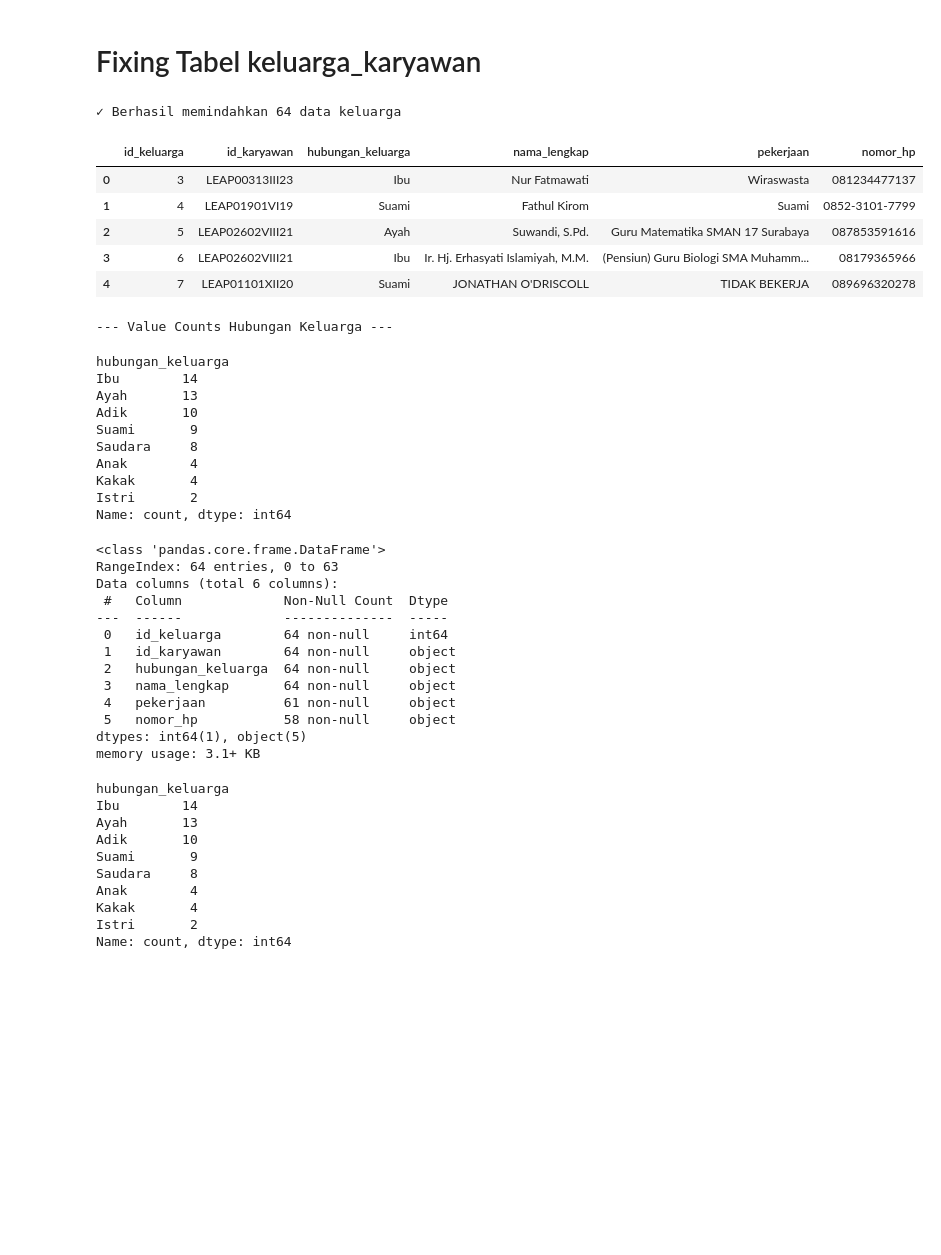
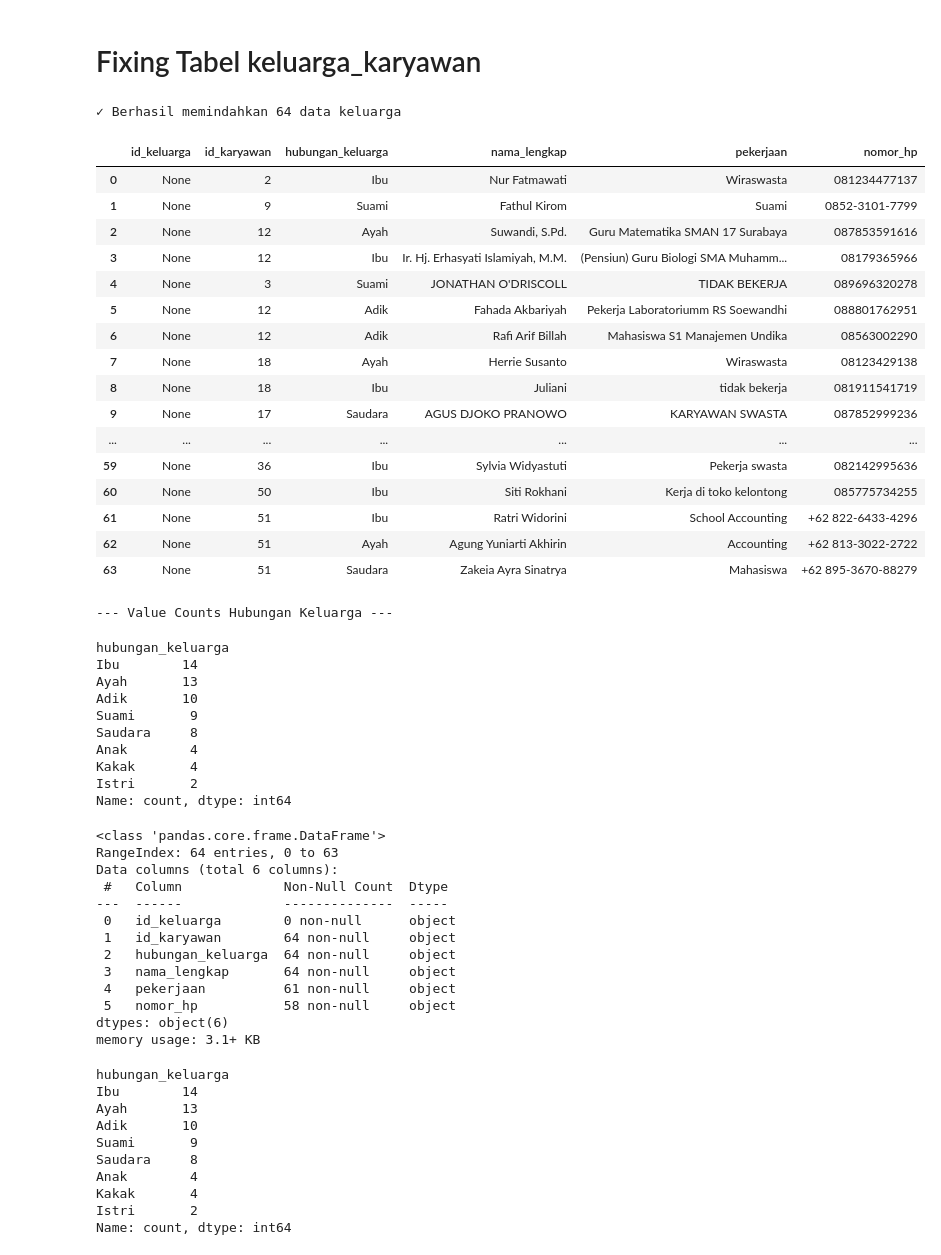
Before and after one commit to umamhaniff/DB_Migration_Leap, a Jupyter notebook: fase_2/script_cimut.ipynb, the cells around one changed output. Cells and saved outputs as stored; diff of their text form; code cells hidden in the pictures; blank space fills up the shorter version.

```diff
--- a/fase_2/script_cimut.ipynb
+++ b/fase_2/script_cimut.ipynb
@@ -764,8 +761,8 @@ Name: count, dtype: int64
 # Menggunakan replace()
 df_old['karyawan']['jk'] = df_old['karyawan']['jk'].replace({
     'Wanita': 'Perempuan',
-    'Pria': 'Laki-laki',
-    'Laki - Laki': 'Laki-laki'
+    'Pria': 'Laki laki',
+    'Laki - Laki': 'Laki laki'
 })
 
 # Verifikasi hasil
@@ -1156,26 +1272,18 @@ Jumlah baris yang dipindahkan: 51
 # %% [markdown]
 # Fixing Tabel keluarga_karyawan
 # %%
-if 'idkaryawan' not in df_old['keluarga'].columns:
-    df_old['keluarga'] = df_old['keluarga'].merge(
-        df_new['karyawan'][['id_user', 'id_karyawan']],
-        left_on='idusers',
-        right_on='id_user',
-        how='left'
-    ).rename(columns={'id_karyawan': 'idkaryawan'}).drop(columns=['id_user'])
+import pandas as pd
+import numpy as np
 
-    # Reorder columns
-    cols = list(df_old['keluarga'].columns)
-    if 'idkaryawan' in cols and 'idusers' in cols:
-        idusers_idx = cols.index('idusers')
-        idkaryawan_idx = cols.index('idkaryawan')
-        cols.insert(idusers_idx + 1, cols.pop(idkaryawan_idx))
-        df_old['keluarga'] = df_old['keluarga'][cols]
+# ================================================================================
+# 🚀 FASE 2 - STEP 2: REKAYASA RELASI & NORMALISASI KELUARGA KARYAWAN 🚀
+# ================================================================================
 
-# 1. Persiapkan mapping idkaryawan dari df_new['karyawan']
+# 1. Persiapkan mapping id_karyawan asli (ID Auto-Increment Baru) dari df_new['karyawan']
+# Kita ambil jembatan id_user dan id_karyawan barunya
 df_karyawan_map = df_new['karyawan'][['id_user', 'id_karyawan']].copy()
 
-# 2. Gabungkan idkaryawan ke df_old['keluarga']
+# 2. Gabungkan id_karyawan baru ke dalam df_old['keluarga'] dengan mengawinkan id_user lewat idusers lama
 df_keluarga_source = df_old['keluarga'].merge(
     df_karyawan_map,
     left_on='idusers',
@@ -1183,55 +1291,74 @@ df_keluarga_source = df_old['keluarga'].merge(
     how='left'
 )
 
-# 3. DEFINISI PEMETAAN KOLOM (UBAH DI SINI JIKA INGIN GANTI MAPPING)
+# 3. DEFINISI PEMETAAN KOLOM (STRUKTUR LAMA DIADAPTASIKAN KE DB_FUTURE)
 keluarga_mapping = {
-    'id_keluarga': 'idkeluarga',
-    'id_karyawan': 'id_karyawan',
+    'id_keluarga': 'idkeluarga_ghaib',    # 🎯 BARU: Diarahkan ke kolom ghaib karena di MySQL baru sudah AUTO_INCREMENT
+    'id_karyawan': 'id_karyawan',         # 🎯 BARU: Mengunci ID Karyawan Baru hasil perkawinan merge di atas
     'hubungan_keluarga': 'hubungan',
     'nama_lengkap': 'namalengkap',
     'pekerjaan': 'pekerjaan',
     'nomor_hp': 'hp'
 }
 
-# 3.1. NORMALISASI HUBUNGAN KELUARGA
+# 3.1. NORMALISASI HUBUNGAN KELUARGA (100% AKURAT MENGGUNAKAN KAMUS ORIGINAL CIMUT)
 hubungan_map = {
     'Ibu Kandung': 'Ibu', 'Ibu': 'Ibu',
     'Ayah Kandung': 'Ayah', 'Ayah': 'Ayah', 'Bapak': 'Ayah',
     'Suami Tercintah': 'Suami', 'Suami': 'Suami', 'suami': 'Suami', 'SUAMI': 'Suami',
     'Istri': 'Istri', 'istri': 'Istri', 'ISTRI': 'Istri',
     'Adik Perempuan': 'Adik', 'Adik Laki-laki': 'Adik', 'Adik kandung': 'Adik', 'Adik': 'Adik', 'Adek Kandung': 'Adik', 'adek': 'Adik', 'adik': 'Adik',
     'Kakak Kandung': 'Kakak', 'Kaka Kandung Pertama': 'Kakak', 'Kaka Kandung Kedua': 'Kakak', 'Kakak': 'Kakak', 'kakak': 'Kakak',
     'anak': 'Anak', 'Anak': 'Anak',
     'Saudra Kandung': 'Saudara', 'Saudara Kandung': 'Saudara', 'Saudara': 'Saudara', 'Orang Tua': 'Ibu'
 }
 
-# 4. PROSES MIGRASI
+# 4. PROSES MIGRASI MENGGUNAKAN LOOPING POLA ORIGINAL CIMUT
 df_keluarga_new = pd.DataFrame()
 for target_col, source_col in keluarga_mapping.items():
     if source_col in df_keluarga_source.columns:
         if target_col == 'hubungan_keluarga':
             df_keluarga_new[target_col] = df_keluarga_source[source_col].map(hubungan_map).fillna('Saudara')
         else:
             df_keluarga_new[target_col] = df_keluarga_source[source_col]
     else:
+        # 🎯 BARU: Jika targetnya id_keluarga, otomatis diset None agar diisi AUTO_INCREMENT oleh MySQL
         df_keluarga_new[target_col] = None
 
-# 5. SIMPAN KE df_new
+# 5. SIMPAN KE df_new['keluarga_karyawan'] DAN MEMBERSIHKAN STRING KOSONG
 df_new['keluarga_karyawan'] = df_keluarga_new.replace(['', '-'], None)
 
+# 🎯 BARU: Paksa tipe data id_karyawan menjadi Int64 bulat murni (Menjinakkan Float .0)
+df_new['keluarga_karyawan']['id_karyawan'] = pd.to_numeric(df_new['keluarga_karyawan']['id_karyawan'], errors='coerce').astype('Int64')
+
+# 🎯 BARU: Final Cleanup agar objek NaN/NaT diratakan menjadi None yang ramah dengan mysql-connector
+df_new['keluarga_karyawan'] = df_new['keluarga_karyawan'].astype(object).where(pd.notnull(df_new['keluarga_karyawan']), None)
+
+# 6. PRINT METADATA OUTPUT SEPERTI LOG LAMA KAMU
 print(f"✓ Berhasil memindahkan {len(df_new['keluarga_karyawan'])} data keluarga")
-display(df_new['keluarga_karyawan'].head())
+display(df_new['keluarga_karyawan'])
 print("\n--- Value Counts Hubungan Keluarga ---")
 display(df_new['keluarga_karyawan']['hubungan_keluarga'].value_counts())
 df_new['keluarga_karyawan'].info()
 # %% [output]
 ✓ Berhasil memindahkan 64 data keluarga
 |  | id_keluarga | id_karyawan | hubungan_keluarga | nama_lengkap | pekerjaan | nomor_hp |
-| 0 | 3 | LEAP00313III23 | Ibu | Nur Fatmawati | Wiraswasta | 081234477137 |
-| 1 | 4 | LEAP01901VI19 | Suami | Fathul Kirom | Suami | 0852-3101-7799 |
-| 2 | 5 | LEAP02602VIII21 | Ayah | Suwandi, S.Pd. | Guru Matematika SMAN 17 Surabaya | 087853591616 |
-| 3 | 6 | LEAP02602VIII21 | Ibu | Ir. Hj. Erhasyati Islamiyah, M.M. | (Pensiun) Guru Biologi SMA Muhamm... | 08179365966 |
-| 4 | 7 | LEAP01101XII20 | Suami | JONATHAN O'DRISCOLL | TIDAK BEKERJA | 089696320278 |
+| 0 | None | 2 | Ibu | Nur Fatmawati | Wiraswasta | 081234477137 |
+| 1 | None | 9 | Suami | Fathul Kirom | Suami | 0852-3101-7799 |
+| 2 | None | 12 | Ayah | Suwandi, S.Pd. | Guru Matematika SMAN 17 Surabaya | 087853591616 |
+| 3 | None | 12 | Ibu | Ir. Hj. Erhasyati Islamiyah, M.M. | (Pensiun) Guru Biologi SMA Muhamm... | 08179365966 |
+| 4 | None | 3 | Suami | JONATHAN O'DRISCOLL | TIDAK BEKERJA | 089696320278 |
+| 5 | None | 12 | Adik | Fahada Akbariyah | Pekerja Laboratoriumm RS Soewandhi | 088801762951 |
+| 6 | None | 12 | Adik | Rafi Arif Billah | Mahasiswa S1 Manajemen Undika | 08563002290 |
+| 7 | None | 18 | Ayah | Herrie Susanto | Wiraswasta | 08123429138 |
+| 8 | None | 18 | Ibu | Juliani | tidak bekerja | 081911541719 |
+| 9 | None | 17 | Saudara | AGUS DJOKO PRANOWO | KARYAWAN SWASTA | 087852999236 |
+| ... | ... | ... | ... | ... | ... | ... |
+| 59 | None | 36 | Ibu | Sylvia Widyastuti | Pekerja swasta | 082142995636 |
+| 60 | None | 50 | Ibu | Siti Rokhani | Kerja di toko kelontong | 085775734255 |
+| 61 | None | 51 | Ibu | Ratri Widorini | School Accounting | +62 822-6433-4296 |
+| 62 | None | 51 | Ayah | Agung Yuniarti Akhirin | Accounting | +62 813-3022-2722 |
+| 63 | None | 51 | Saudara | Zakeia Ayra Sinatrya | Mahasiswa | +62 895-3670-88279 |
 --- Value Counts Hubungan Keluarga ---
 hubungan_keluarga
 Ibu        14
@@ -1248,13 +1375,13 @@ RangeIndex: 64 entries, 0 to 63
 Data columns (total 6 columns):
  #   Column             Non-Null Count  Dtype
 ---  ------             --------------  -----
- 0   id_keluarga        64 non-null     int64
+ 0   id_keluarga        0 non-null      object
  1   id_karyawan        64 non-null     object
  2   hubungan_keluarga  64 non-null     object
  3   nama_lengkap       64 non-null     object
  4   pekerjaan          61 non-null     object
  5   nomor_hp           58 non-null     object
-dtypes: int64(1), object(5)
+dtypes: object(6)
 memory usage: 3.1+ KB
 # %%
 df_new['keluarga_karyawan']['hubungan_keluarga'].value_counts()
```
Also changed, not shown: parts of 14 cells of this notebook, 12 other files.
